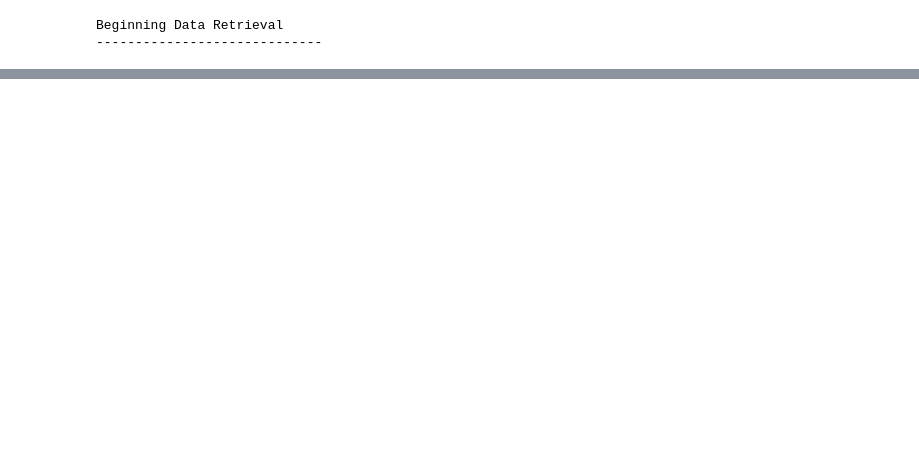
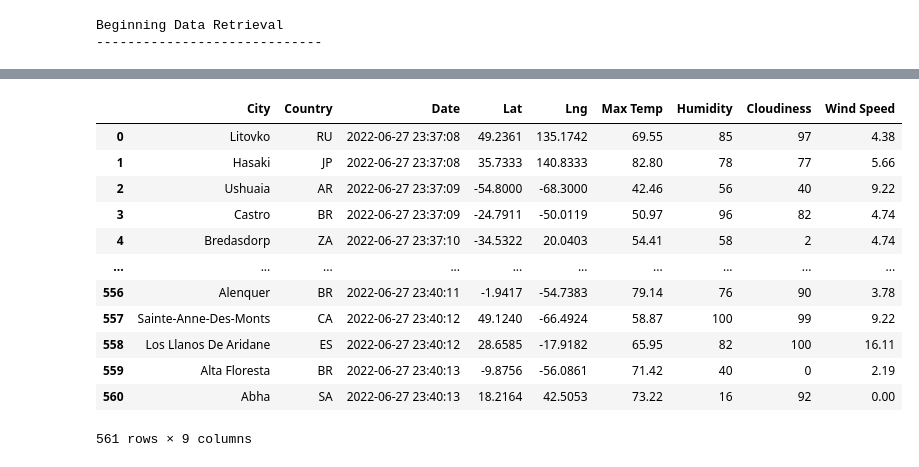
Before and after one commit to emilyporter920/World_Weather_Analysis, a Jupyter notebook: WeatherPy.ipynb, the cells around one changed output, grey strips where cells are left out. Saved outputs shown, nothing was run; the diff lists cells and outputs as text; code cells hidden in the pictures; blank space fills up the shorter version.

```diff
--- a/WeatherPy.ipynb
+++ b/WeatherPy.ipynb
@@ -95,7 +95,7 @@ for i, city in enumerate(cities):
     if (i % 50 == 0 and i >= 50):
         set_count += 1
         record_count = 1
-        time.sleep(60)
+        time.sleep(1)
 
     # Create endpoint URL with each city.
     city_url = url + "&q=" + city.replace(" ","+")
@@ -164,0 +177,22 @@ city_data_df.head(10)
+# %%
+# Column order
+new_column_order=["City", "Country", "Date", "Lat", "Lng",
+                 "Max Temp", "Humidity", "Cloudiness", "Wind Speed"]
+
+city_data_df=city_data_df[new_column_order]
+
+city_data_df
+# %% [output]
+|  | City | Country | Date | Lat | Lng | Max Temp | Humidity | Cloudiness | Wind Speed |
+| 0 | Litovko | RU | 2022-06-27 23:37:08 | 49.2361 | 135.1742 | 69.55 | 85 | 97 | 4.38 |
+| 1 | Hasaki | JP | 2022-06-27 23:37:08 | 35.7333 | 140.8333 | 82.80 | 78 | 77 | 5.66 |
+| 2 | Ushuaia | AR | 2022-06-27 23:37:09 | -54.8000 | -68.3000 | 42.46 | 56 | 40 | 9.22 |
+| 3 | Castro | BR | 2022-06-27 23:37:09 | -24.7911 | -50.0119 | 50.97 | 96 | 82 | 4.74 |
+| 4 | Bredasdorp | ZA | 2022-06-27 23:37:10 | -34.5322 | 20.0403 | 54.41 | 58 | 2 | 4.74 |
+| ... | ... | ... | ... | ... | ... | ... | ... | ... | ... |
+| 556 | Alenquer | BR | 2022-06-27 23:40:11 | -1.9417 | -54.7383 | 79.14 | 76 | 90 | 3.78 |
+| 557 | Sainte-Anne-Des-Monts | CA | 2022-06-27 23:40:12 | 49.1240 | -66.4924 | 58.87 | 100 | 99 | 9.22 |
+| 558 | Los Llanos De Aridane | ES | 2022-06-27 23:40:12 | 28.6585 | -17.9182 | 65.95 | 82 | 100 | 16.11 |
+| 559 | Alta Floresta | BR | 2022-06-27 23:40:13 | -9.8756 | -56.0861 | 71.42 | 40 | 0 | 2.19 |
+| 560 | Abha | SA | 2022-06-27 23:40:13 | 18.2164 | 42.5053 | 73.22 | 16 | 92 | 0.00 |
+561 rows × 9 columns
```
Also changed, not shown: parts of 5 cells of this notebook, 3 other files.
